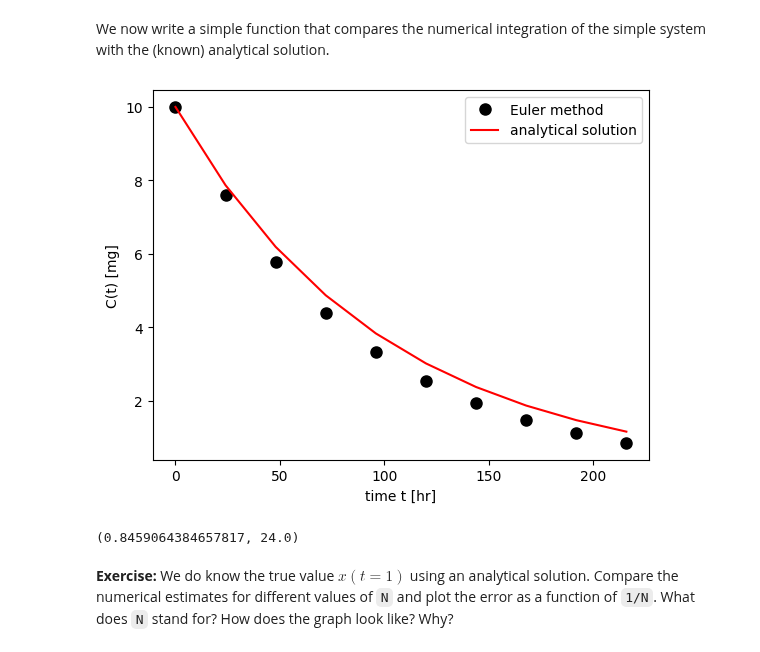
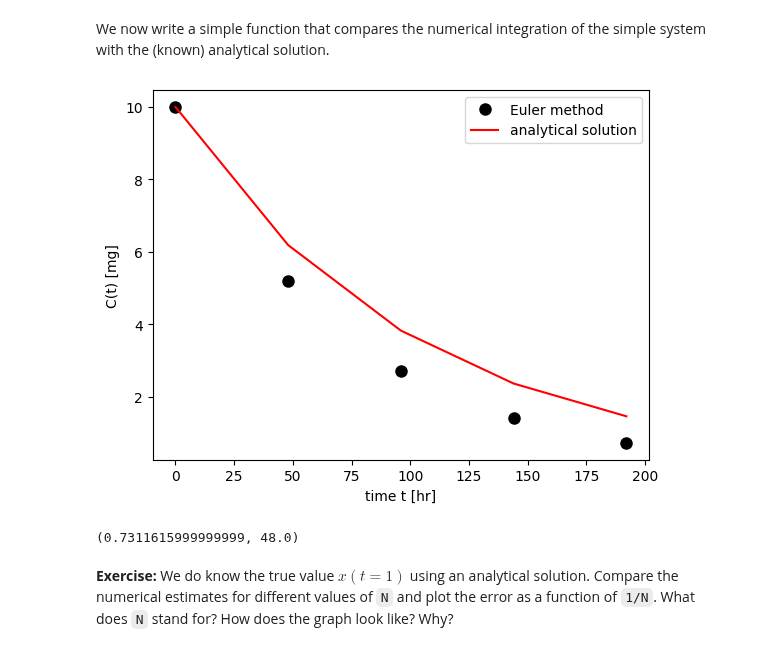
Before and after one commit to matthiaskoenig/course-pharmacokinetic-modelling, a Jupyter notebook: src/mb19/notebooks/02_ordinary_differential_equations.ipynb, the cells around one changed output. Cells and saved outputs as stored; diff of their text form; code cells hidden in the pictures.

```diff
--- a/src/mb19/notebooks/02_ordinary_differential_equations.ipynb
+++ b/src/mb19/notebooks/02_ordinary_differential_equations.ipynb
@@ -141,13 +141,13 @@ def simple_euler(C0, tend, N, CL, V):
 # %%
 V = 10  # [l]
 CL = 0.1  # [l/hr]
 DOSE = 100  # [mg]
 C0 = DOSE/V
 
-simple_euler(C0=C0, tend=24*10, N=10, CL=CL, V=V)
+simple_euler(C0=C0, tend=24*10, N=5, CL=CL, V=V)
 # %% [output]
-[figure, old version]
+[figure, new version]
-(0.8459064384657817, 24.0)
+(0.7311615999999999, 48.0)
 # %% [markdown]
 **Exercise:** We do know the true value $x(t=1)$ using an analytical solution. Compare the numerical estimates for different values of `N` and plot the error as a function of `1/N`.
 What does `N` stand for? How does the graph look like? Why?
```
Also changed, not shown: 4 other files.
